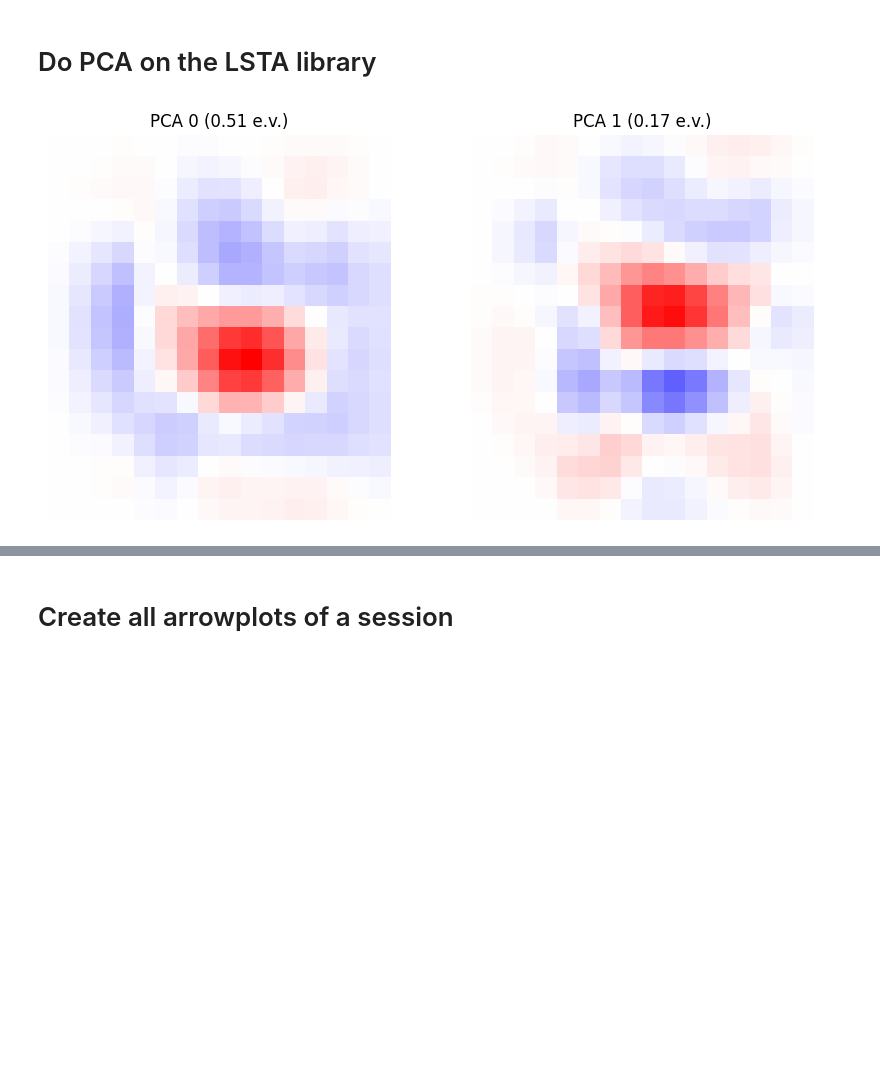
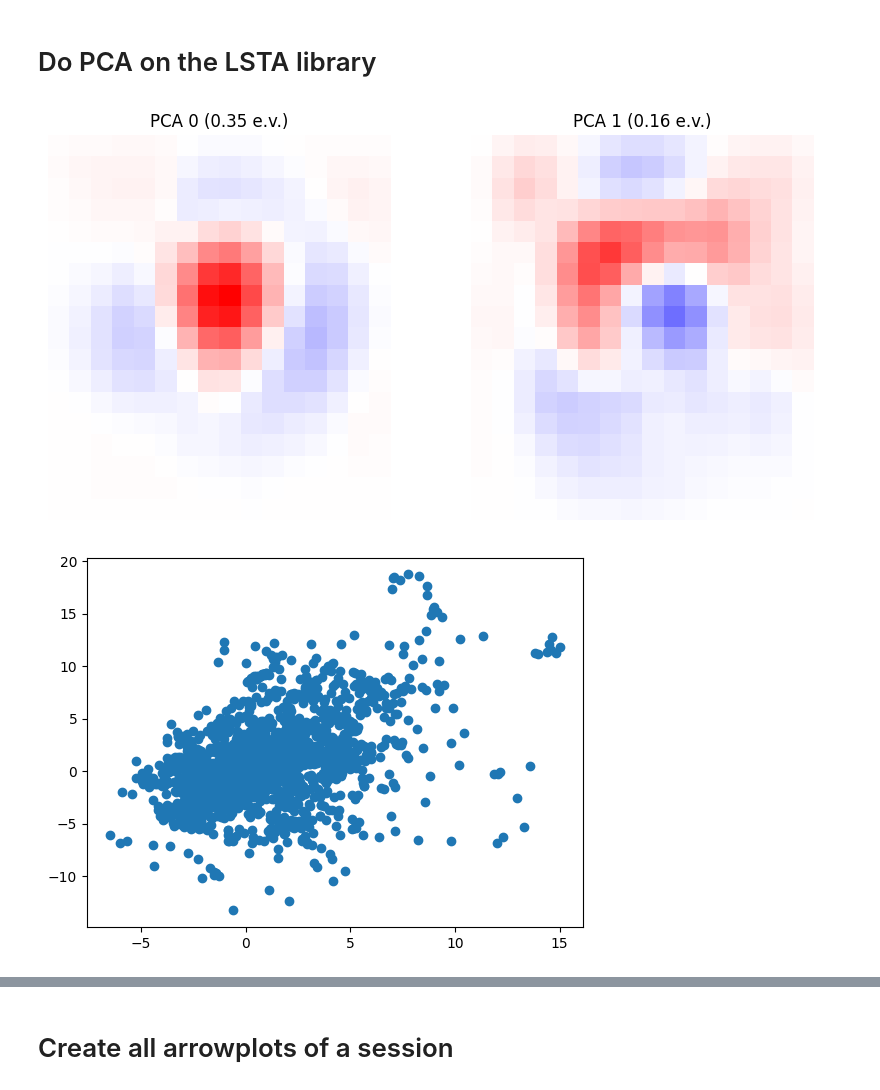
Before and after one commit to open-retina/open-retina, a Jupyter notebook: notebooks/vector_field_analysis_hoefling_2024.ipynb, the cells around one changed output, grey strips where cells are left out. Saved outputs shown, nothing was run; the diff lists cells and outputs as text; code cells hidden in the pictures; blank space fills up the shorter version.

```diff
--- a/notebooks/vector_field_analysis_hoefling_2024.ipynb
+++ b/notebooks/vector_field_analysis_hoefling_2024.ipynb
@@ -159,16 +218,18 @@ plt.show()
 # Do PCA on the LSTA library
 # %%
 # Select channel
-channel = 0
+channel = 1
 # lsta_library = lsta_library[:, :, :]
 
 PC1, PC2, explained_variance = get_pc_from_pca(model, channel, lsta_library, plot=True)
 # %% [output]
-[figure, old version]
+[figure, new version]
 # %%
 # Project the images onto PCA space
 images = movies[:,channel,-1,:,:]
-images_coordinate = get_images_coordinate(images, PC1, PC2, plot=False)
+images_coordinate = get_images_coordinate(images, PC1, PC2, plot=True)
+# %% [output]
+[figure, added]
 # %%
 # Plot the vector field of the LSTA in PCA space
 from openretina.insilico.VectorFieldAnalysis.vector_field_analysis import plot_untreated_vectorfield
```
Also changed, not shown: parts of 11 cells of this notebook, 3 other files.
